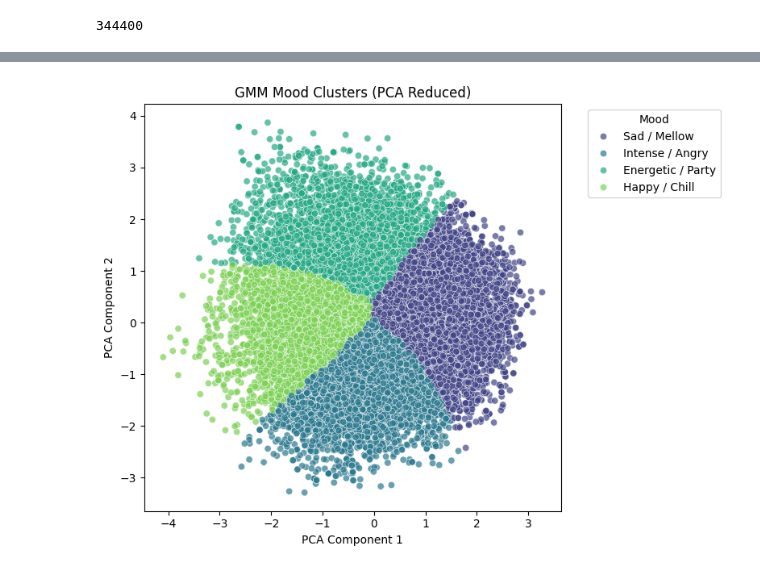
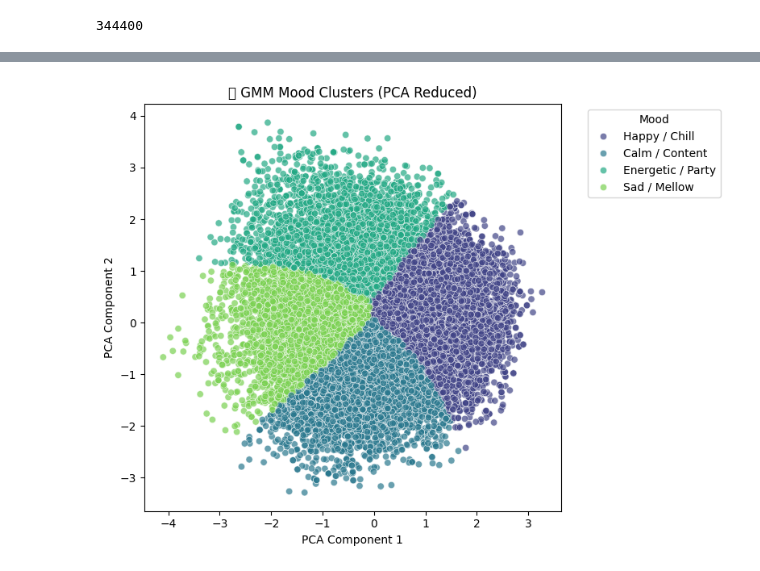
Before and after one commit to Aravind556/Dhwani, a Jupyter notebook: test.ipynb, the cells around one changed output, grey strips where cells are left out. Drawn from its saved outputs; the diff is of its cells as text; code cells hidden in the pictures.

Commit message:
Labels fixed

```diff
--- a/test.ipynb
+++ b/test.ipynb
@@ -85,7 +85,6 @@ print(df_songs.size)
 # %% [output]
 344400
 # %%
-from sklearn.cluster import KMeans
 from sklearn.mixture import GaussianMixture
 from sklearn.preprocessing import StandardScaler
 from sklearn.decomposition import PCA
@@ -94,85 +93,73 @@ import matplotlib.pyplot as plt
 import seaborn as sns
 import pandas as pd
 
-# ========== 1️⃣ Data Preparation ==========
+# features
 features = ['valence', 'energy', 'danceability', 'tempo']
 X = df_songs[features].dropna()
 
-# Scale features
+# Scaling them
 scaler = StandardScaler()
 X_scaled = scaler.fit_transform(X)
 
-# ========== 2️⃣ Dimensionality Reduction ==========
-# You can tweak n_components for experimentation (2–3 usually works well)
+# PCA
 pca = PCA(n_components=2, random_state=42)
 X_reduced = pca.fit_transform(X_scaled)
 
 print(f"Explained variance by PCA components: {pca.explained_variance_ratio_.sum():.2%}")
 
-# ========== 3️⃣ KMeans ==========
-kmeans = KMeans(n_clusters=4, random_state=42, n_init=10)
-kmeans_labels = kmeans.fit_predict(X_reduced)
-
-# ========== 4️⃣ Gaussian Mixture Model ==========
+#Gaussian Mixture Model
 gmm = GaussianMixture(n_components=4, random_state=42, n_init=5, covariance_type='full')
 gmm_labels = gmm.fit_predict(X_reduced)
 
-# ========== 5️⃣ Evaluation ==========
-def evaluate(name, labels, X):
-    sil = silhouette_score(X, labels)
-    dbi = davies_bouldin_score(X, labels)
-    chi = calinski_harabasz_score(X, labels)
-    print(f"{name} → Silhouette: {sil:.3f} | DBI: {dbi:.3f} | CHI: {chi:.2f}")
-    return sil, dbi, chi
+# Add cluster labels to DataFrame
+df_songs.loc[X.index, 'cluster'] = gmm_labels
 
-print("\n📊 Clustering Evaluation Metrics (on PCA-reduced data):")
-kmeans_metrics = evaluate("KMeans", kmeans_labels, X_reduced)
-gmm_metrics = evaluate("GMM", gmm_labels, X_reduced)
+# Evaluation Metrics
+silhouette = silhouette_score(X_reduced, gmm_labels)
+db_index = davies_bouldin_score(X_reduced, gmm_labels)
+ch_index = calinski_harabasz_score(X_reduced, gmm_labels)
+#Scores to check
+print("\n📊 GMM Evaluation Metrics (on PCA-reduced data):")
+print(f"Silhouette Score: {silhouette:.3f}")
+print(f"Davies-Bouldin Index: {db_index:.3f} (lower is better)")
+print(f"Calinski-Harabasz Index: {ch_index:.2f} (higher is better)")
 
-# ========== 6️⃣ Choose best model automatically ==========
-best_labels = gmm_labels if gmm_metrics[0] > kmeans_metrics[0] else kmeans_labels
-method_used = "GMM" if gmm_metrics[0] > kmeans_metrics[0] else "KMeans"
-df_songs.loc[X.index, 'cluster'] = best_labels
-
-print(f"\n✅ Selected Model: {method_used}")
-
-# ========== 7️⃣ Assign Mood Labels ==========
+# Mood Labeling
 mood_labels = {
-    0: "Happy / Chill",
+    0: "Sad / Mellow",
     1: "Energetic / Party",
-    2: "Sad / Mellow",
-    3: "Intense / Angry"
+    2: "Happy / Chill",
+    3: "Calm / Content"
 }
 df_songs.loc[X.index, 'mood_label'] = df_songs.loc[X.index, 'cluster'].map(mood_labels)
 
-# ========== 8️⃣ Visualization ==========
+# Visualization
 plt.figure(figsize=(8,6))
 sns.scatterplot(x=X_reduced[:, 0], y=X_reduced[:, 1],
                 hue=df_songs.loc[X.index, 'mood_label'],
                 palette='viridis', alpha=0.7)
-plt.title(f'{method_used} Mood Clusters (PCA Reduced)')
+plt.title('🎵 GMM Mood Clusters (PCA Reduced)')
 plt.xlabel('PCA Component 1')
 plt.ylabel('PCA Component 2')
 plt.legend(title="Mood", bbox_to_anchor=(1.05, 1), loc='upper left')
 plt.tight_layout()
 plt.show()
 
-# Optional: visualize centroids if using KMeans
-if method_used == "KMeans":
-    centers = kmeans.cluster_centers_
-    plt.scatter(centers[:, 0], centers[:, 1], c='red', s=200, marker='X', label='Centroids')
-    plt.legend()
-    plt.show()
-
-# ========== 9️⃣ Feature Distribution ==========
+# Feature Distributions
 sns.pairplot(df_songs.loc[X.index, features + ['mood_label']],
              hue='mood_label', palette='viridis', diag_kind='kde', plot_kws={'alpha':0.5})
-plt.suptitle('Feature Distributions by Mood Cluster (PCA-reduced)', y=1.02)
+plt.suptitle('Feature Distributions by Mood Cluster', y=1.02)
 plt.show()
 
-# ========== 🔟 Summary ==========
-print("\nMood Cluster Averages (original feature scale):")
-print(df_songs.groupby('mood_label')[features].mean().round(3))
+# Save Results
+output_path = "songs_with_moods_fixed.csv"
+df_songs.to_csv(output_path, index=False)
+print(f"\n✅ Clustered songs (with mood labels) saved to: {output_path}")
+
+
+
+# Example usage:
+# get_songs_by_mood("Calm")
 # %% [output]
 Explained variance by PCA components: 64.09%
 
@@ -190 +175 @@ GMM → Silhouette: 0.331 | DBI: 0.946 | CHI: 14347.81
-[figure, old version]
+[figure, new version]
```
Also changed, not shown: parts of 6 cells of this notebook, 1 other file.
